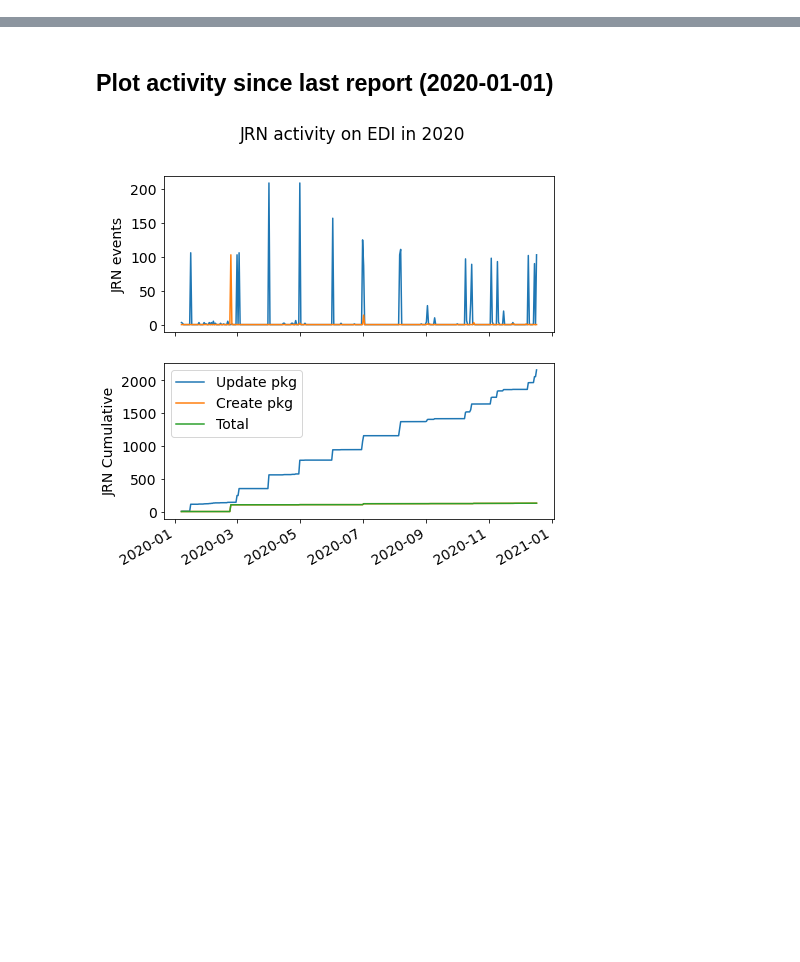
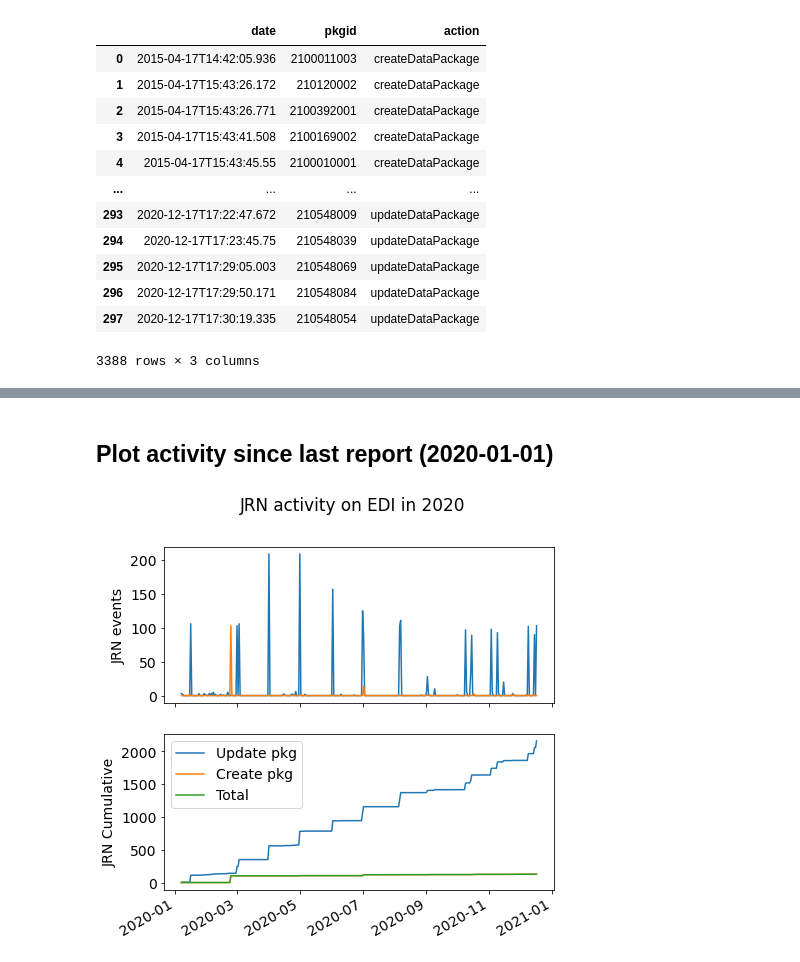
Before and after one commit to jornada-im/diagnostics, a Jupyter notebook: JRN-EDI-diagnostics-ANNRPT.ipynb, the cells around one changed output, grey strips where cells are left out. Drawn from its saved outputs; the diff is of its cells as text; code cells hidden in the pictures; blank space fills up the shorter version.

```diff
--- a/JRN-EDI-diagnostics-ANNRPT.ipynb
+++ b/JRN-EDI-diagnostics-ANNRPT.ipynb
@@ -146,0 +13,17 @@ dfs = df.loc[df.index > startdt,['n_update', 'n_create', 'n_tot']].resample('D')
+# %%
+df = pd.concat([old, new])
+df
+# %% [output]
+|  | date | pkgid | action |
+| 0 | 2015-04-17T14:42:05.936 | 2100011003 | createDataPackage |
+| 1 | 2015-04-17T15:43:26.172 | 210120002 | createDataPackage |
+| 2 | 2015-04-17T15:43:26.771 | 2100392001 | createDataPackage |
+| 3 | 2015-04-17T15:43:41.508 | 2100169002 | createDataPackage |
+| 4 | 2015-04-17T15:43:45.55 | 2100010001 | createDataPackage |
+| ... | ... | ... | ... |
+| 293 | 2020-12-17T17:22:47.672 | 210548009 | updateDataPackage |
+| 294 | 2020-12-17T17:23:45.75 | 210548039 | updateDataPackage |
+| 295 | 2020-12-17T17:29:05.003 | 210548069 | updateDataPackage |
+| 296 | 2020-12-17T17:29:50.171 | 210548084 | updateDataPackage |
+| 297 | 2020-12-17T17:30:19.335 | 210548054 | updateDataPackage |
+3388 rows × 3 columns
```
Also changed, not shown: parts of 39 cells of this notebook, 4 other files.
